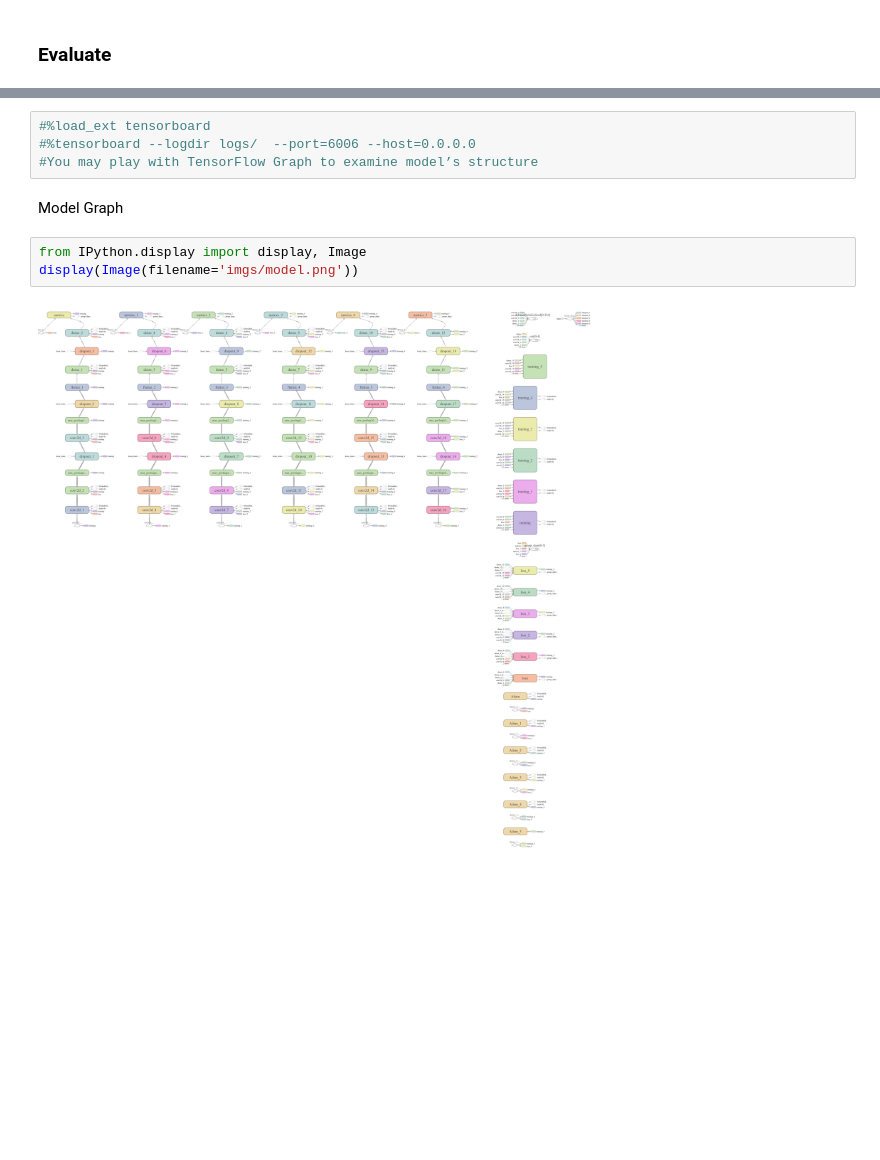
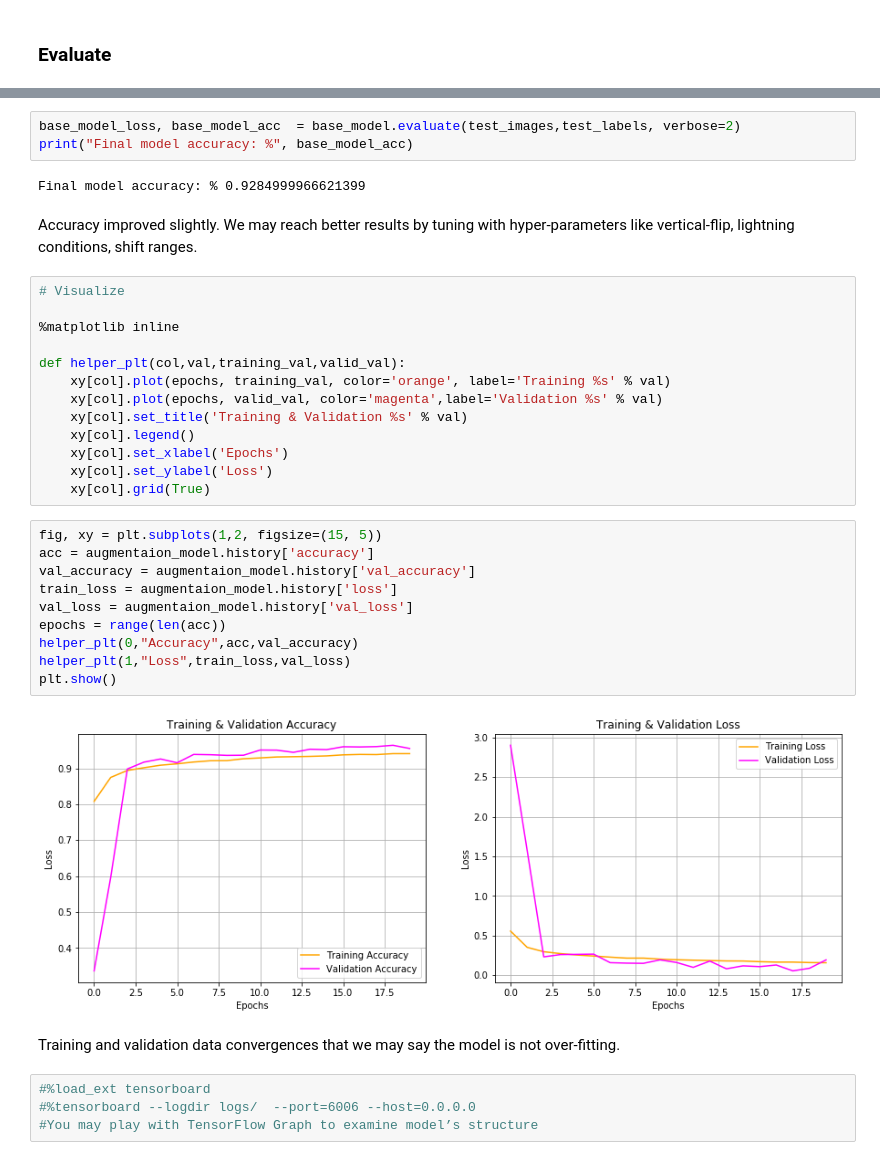
Before and after one commit to sinturkgozde/Keras-CNN-Fashion-MNIST, a Jupyter notebook: fashion_mnist_cnn.ipynb, the cells around one changed output, grey strips where cells are left out. Saved outputs shown, nothing was run; the diff lists cells and outputs as text; blank space fills up the shorter version.

```diff
--- a/fashion_mnist_cnn.ipynb
+++ b/fashion_mnist_cnn.ipynb
@@ -290,11 +671,38 @@ for i, incorrect in enumerate(incorrects[0:20]):
+# %%
+base_model_loss, base_model_acc  = base_model.evaluate(test_images,test_labels, verbose=2)
+print("Final model accuracy: %", base_model_acc)
+# %% [output]
+Final model accuracy: % 0.9284999966621399
+# %% [markdown]
+Accuracy improved slightly.  We may reach better results by tuning with hyper-parameters like vertical-flip, lightning conditions, shift ranges.
+# %%
+# Visualize
+
+%matplotlib inline
+
+def helper_plt(col,val,training_val,valid_val):
+    xy[col].plot(epochs, training_val, color='orange', label='Training %s' % val)
+    xy[col].plot(epochs, valid_val, color='magenta',label='Validation %s' % val)
+    xy[col].set_title('Training & Validation %s' % val)
+    xy[col].legend()
+    xy[col].set_xlabel('Epochs')
+    xy[col].set_ylabel('Loss')
+    xy[col].grid(True)
+# %%
+fig, xy = plt.subplots(1,2, figsize=(15, 5))
+acc = augmentaion_model.history['accuracy']
+val_accuracy = augmentaion_model.history['val_accuracy']
+train_loss = augmentaion_model.history['loss']
+val_loss = augmentaion_model.history['val_loss']
+epochs = range(len(acc))
+helper_plt(0,"Accuracy",acc,val_accuracy)
+helper_plt(1,"Loss",train_loss,val_loss)
+plt.show()
+# %% [output]
+[figure, added]
+# %% [markdown]
+Training and validation data convergences that we may say the model is not over-fitting.
 # %%
 #%load_ext tensorboard
 #%tensorboard --logdir logs/  --port=6006 --host=0.0.0.0
 #You may play with TensorFlow Graph to examine model’s structure
-# %% [markdown]
-Model Graph
-# %%
-from IPython.display import display, Image
-display(Image(filename='imgs/model.png'))
-# %% [output]
-[figure, removed]
```
Also changed, not shown: parts of 31 cells of this notebook, 2 other files.
